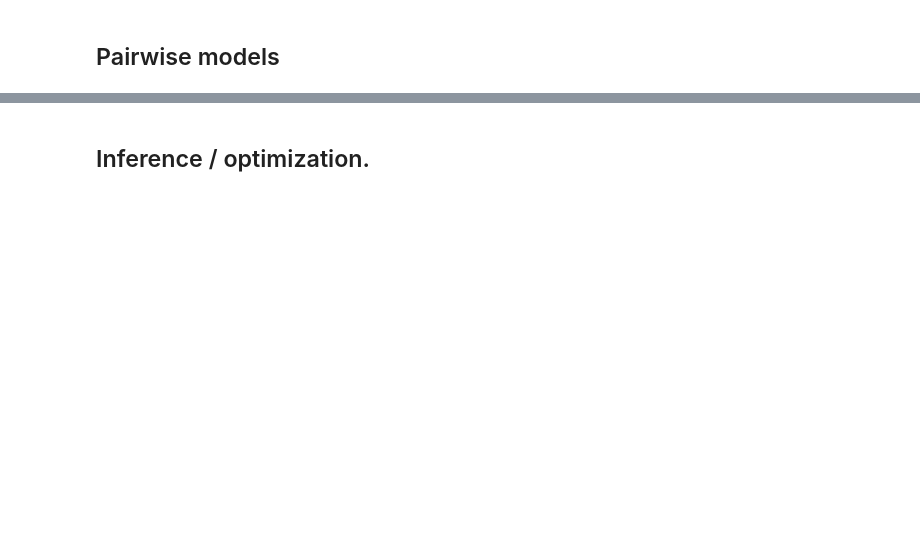
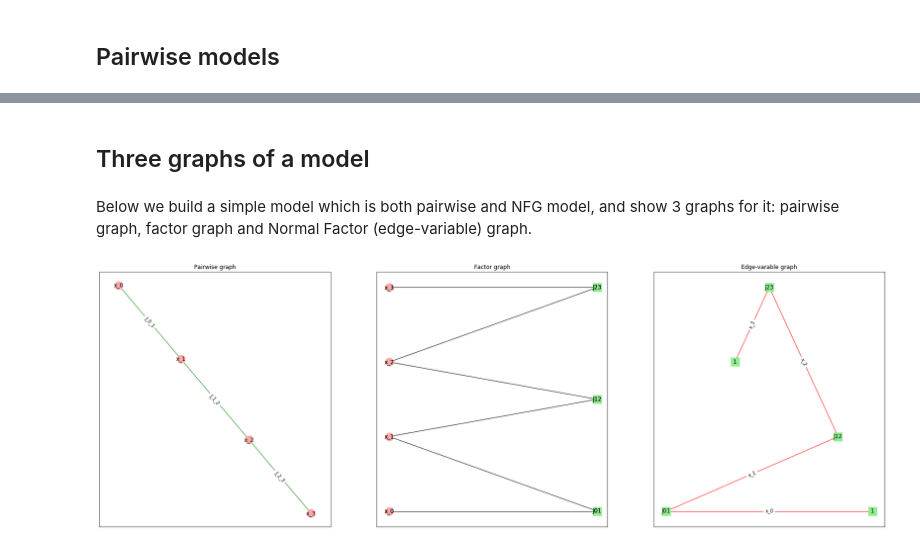
Before and after one commit to InferLO/inferlo, a Jupyter notebook: docs/tutorials/getting_started.ipynb, the cells around one changed output, grey strips where cells are left out. Saved outputs shown, nothing was run; the diff lists cells and outputs as text; code cells hidden in the pictures; blank space fills up the shorter version.

```diff
--- a/docs/tutorials/getting_started.ipynb
+++ b/docs/tutorials/getting_started.ipynb
@@ -134,22 +272,26 @@ plt.show()
+# %% [markdown]
+## Three graphs of a model
+# %% [markdown]
+Below we build a simple model which is both pairwise and NFG model, and show 3 graphs for it: pairwise graph, factor graph and Normal Factor (edge-variable) graph.
 # %%
 field = np.zeros((4, 2))
-edges = [[0, 1], [0, 2], [0, 3]]
+edges = [[0, 1], [1, 2], [2, 3]]
 j1 = np.array([[0, 0], [0, 1]])
 interactions = [j1, j1, j1]
 model1 = inferlo.PairWiseFiniteModel.create(field, edges, interactions)
 
 fig = plt.figure(figsize=(30, 10))
 model1.draw_pairwise_graph(fig.add_subplot(1, 3, 1))
 
 model1.draw_factor_graph(fig.add_subplot(1, 3, 2))
 
 model2 = inferlo.NormalFactorGraphModel.from_model(model1)
 model2.draw_edge_variable_graph(fig.add_subplot(1, 3, 3))
 
 ax = fig.get_axes()
 ax[0].set_title('Pairwise graph')
 ax[1].set_title('Factor graph')
 ax[2].set_title('Edge-varable graph')
 plt.show()
+# %% [output]
+[figure, added]
-# %% [markdown]
-## Inference / optimization.
```
Also changed, not shown: parts of 40 cells of this notebook, 6 other files.
